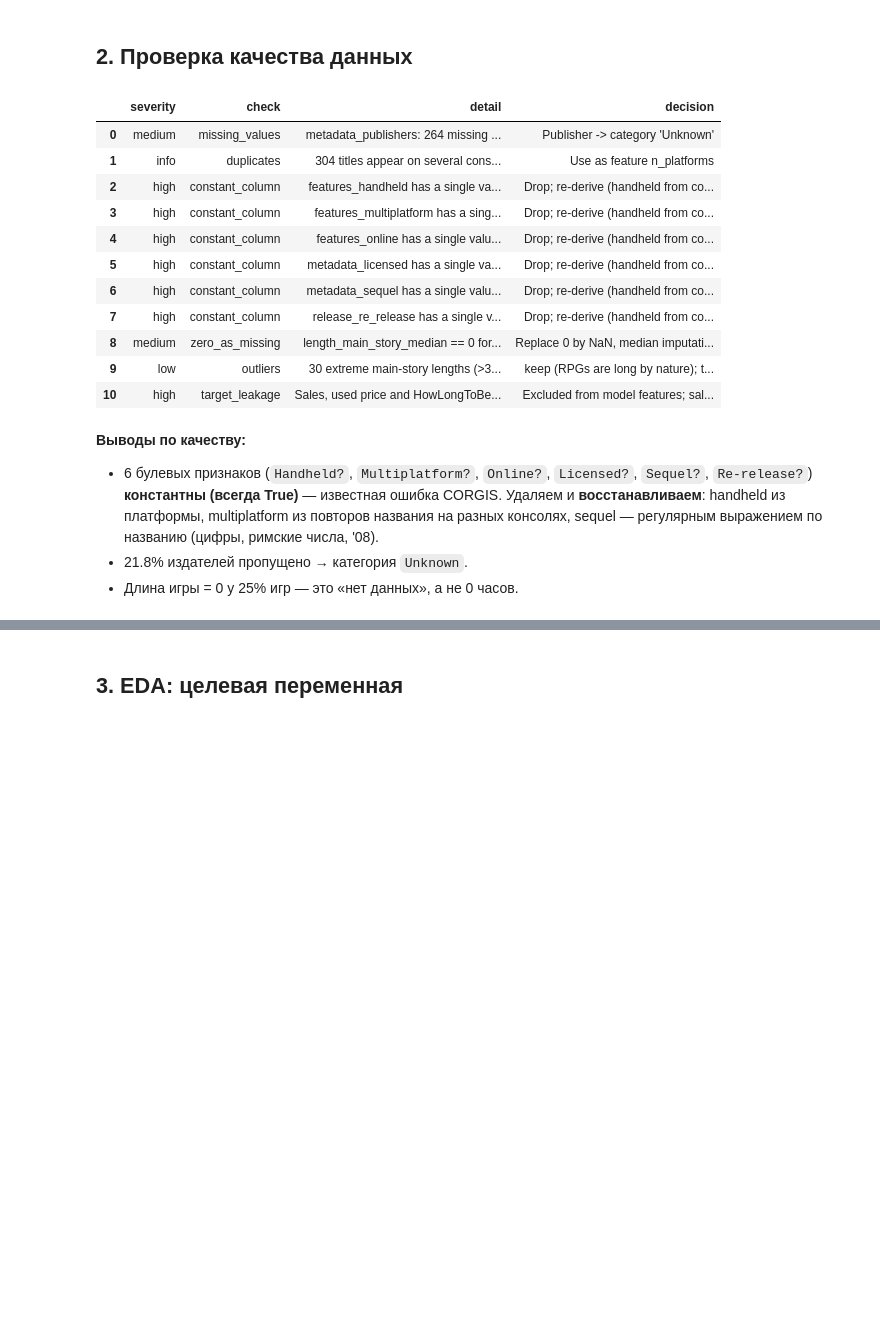
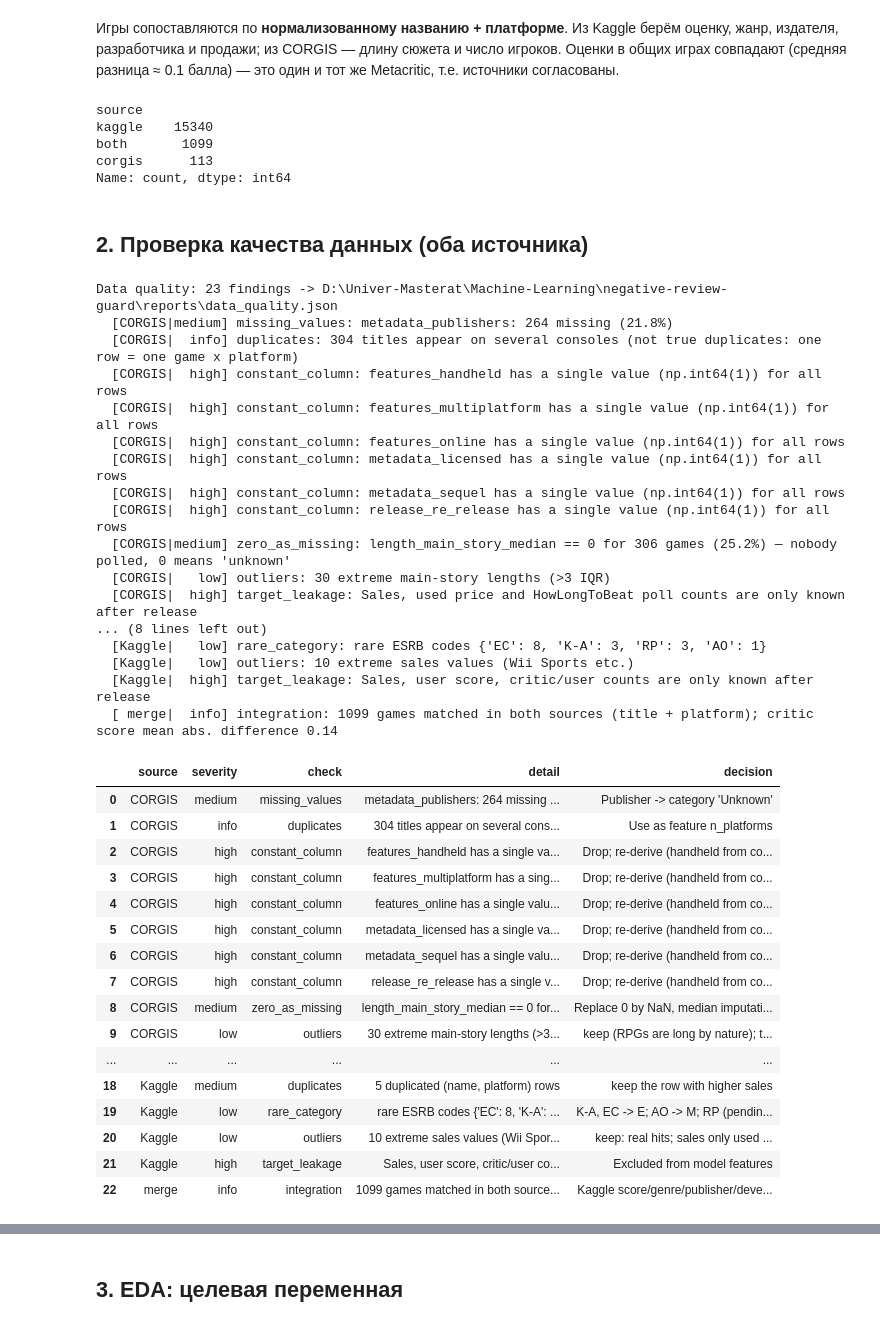
Before and after one commit to Dwarfpt/Machine-Learning-Master, a Jupyter notebook: notebooks/01_EDA_and_modeling.ipynb, the cells around one changed output, grey strips where cells are left out. Drawn from its saved outputs; the diff is of its cells as text; code cells hidden in the pictures; blank space fills up the shorter version.

```diff
--- a/notebooks/01_EDA_and_modeling.ipynb
+++ b/notebooks/01_EDA_and_modeling.ipynb
@@ -66,23 +47,52 @@ games.describe().T[['mean','std','min','50%','max']].round(2)
+# %% [markdown]
+Игры сопоставляются по **нормализованному названию + платформе**. Из Kaggle берём оценку, жанр, издателя, разработчика
+и продажи; из CORGIS — длину сюжета и число игроков. Оценки в общих играх совпадают (средняя разница ≈ 0.1 балла) —
+это один и тот же Metacritic, т.е. источники согласованы.
+# %%
+games.source.value_counts()
+# %% [output]
+source
+kaggle    15340
+both       1099
+corgis      113
+Name: count, dtype: int64
 # %% [markdown]
-## 2. Проверка качества данных
+## 2. Проверка качества данных (оба источника)
 # %%
-rep = quality.run_quality_checks(games)
-pd.DataFrame(rep['issues'])[['severity','check','detail','decision']]
+rep = quality.main()
+pd.DataFrame(rep['issues'])[['source','severity','check','detail','decision']]
 # %% [output]
+Data quality: 23 findings -> D:\Univer-Masterat\Machine-Learning\negative-review-guard\reports\data_quality.json
+  [CORGIS|medium] missing_values: metadata_publishers: 264 missing (21.8%)
+  [CORGIS|  info] duplicates: 304 titles appear on several consoles (not true duplicates: one row = one game x platform)
+  [CORGIS|  high] constant_column: features_handheld has a single value (np.int64(1)) for all rows
+  [CORGIS|  high] constant_column: features_multiplatform has a single value (np.int64(1)) for all rows
+  [CORGIS|  high] constant_column: features_online has a single value (np.int64(1)) for all rows
+  [CORGIS|  high] constant_column: metadata_licensed has a single value (np.int64(1)) for all rows
+  [CORGIS|  high] constant_column: metadata_sequel has a single value (np.int64(1)) for all rows
+  [CORGIS|  high] constant_column: release_re_release has a single value (np.int64(1)) for all rows
+  [CORGIS|medium] zero_as_missing: length_main_story_median == 0 for 306 games (25.2%) — nobody polled, 0 means 'unknown'
+  [CORGIS|   low] outliers: 30 extreme main-story lengths (>3 IQR)
+  [CORGIS|  high] target_leakage: Sales, used price and HowLongToBeat poll counts are only known after release
+... (8 lines left out)
+  [Kaggle|   low] rare_category: rare ESRB codes {'EC': 8, 'K-A': 3, 'RP': 3, 'AO': 1}
+  [Kaggle|   low] outliers: 10 extreme sales values (Wii Sports etc.)
+  [Kaggle|  high] target_leakage: Sales, user score, critic/user counts are only known after release
+  [ merge|  info] integration: 1099 games matched in both sources (title + platform); critic score mean abs. difference 0.14
-|  | severity | check | detail | decision |
-| 0 | medium | missing_values | metadata_publishers: 264 missing ... | Publisher -> category 'Unknown' |
-| 1 | info | duplicates | 304 titles appear on several cons... | Use as feature n_platforms |
-| 2 | high | constant_column | features_handheld has a single va... | Drop; re-derive (handheld from co... |
-| 3 | high | constant_column | features_multiplatform has a sing... | Drop; re-derive (handheld from co... |
-| 4 | high | constant_column | features_online has a single valu... | Drop; re-derive (handheld from co... |
-| 5 | high | constant_column | metadata_licensed has a single va... | Drop; re-derive (handheld from co... |
-| 6 | high | constant_column | metadata_sequel has a single valu... | Drop; re-derive (handheld from co... |
-| 7 | high | constant_column | release_re_release has a single v... | Drop; re-derive (handheld from co... |
-| 8 | medium | zero_as_missing | length_main_story_median == 0 for... | Replace 0 by NaN, median imputati... |
-| 9 | low | outliers | 30 extreme main-story lengths (>3... | keep (RPGs are long by nature); t... |
-| 10 | high | target_leakage | Sales, used price and HowLongToBe... | Excluded from model features; sal... |
+|  | source | severity | check | detail | decision |
+| 0 | CORGIS | medium | missing_values | metadata_publishers: 264 missing ... | Publisher -> category 'Unknown' |
+| 1 | CORGIS | info | duplicates | 304 titles appear on several cons... | Use as feature n_platforms |
+| 2 | CORGIS | high | constant_column | features_handheld has a single va... | Drop; re-derive (handheld from co... |
+| 3 | CORGIS | high | constant_column | features_multiplatform has a sing... | Drop; re-derive (handheld from co... |
+| 4 | CORGIS | high | constant_column | features_online has a single valu... | Drop; re-derive (handheld from co... |
+| 5 | CORGIS | high | constant_column | metadata_licensed has a single va... | Drop; re-derive (handheld from co... |
+| 6 | CORGIS | high | constant_column | metadata_sequel has a single valu... | Drop; re-derive (handheld from co... |
+| 7 | CORGIS | high | constant_column | release_re_release has a single v... | Drop; re-derive (handheld from co... |
+| 8 | CORGIS | medium | zero_as_missing | length_main_story_median == 0 for... | Replace 0 by NaN, median imputati... |
+| 9 | CORGIS | low | outliers | 30 extreme main-story lengths (>3... | keep (RPGs are long by nature); t... |
+| ... | ... | ... | ... | ... | ... |
+| 18 | Kaggle | medium | duplicates | 5 duplicated (name, platform) rows | keep the row with higher sales |
+| 19 | Kaggle | low | rare_category | rare ESRB codes {'EC': 8, 'K-A': ... | K-A, EC -> E; AO -> M; RP (pendin... |
+| 20 | Kaggle | low | outliers | 10 extreme sales values (Wii Spor... | keep: real hits; sales only used ... |
+| 21 | Kaggle | high | target_leakage | Sales, user score, critic/user co... | Excluded from model features |
+| 22 | merge | info | integration | 1099 games matched in both source... | Kaggle score/genre/publisher/deve... |
-# %% [markdown]
-**Выводы по качеству:**
-* 6 булевых признаков (`Handheld?`, `Multiplatform?`, `Online?`, `Licensed?`, `Sequel?`, `Re-release?`) **константны (всегда True)** — известная ошибка CORGIS. Удаляем и **восстанавливаем**: handheld из платформы, multiplatform из повторов названия на разных консолях, sequel — регулярным выражением по названию (цифры, римские числа, '08).
-* 21.8% издателей пропущено → категория `Unknown`.
-* Длина игры = 0 у 25% игр — это «нет данных», а не 0 часов.
```
Also changed, not shown: parts of 54 cells of this notebook, 52 other files.
